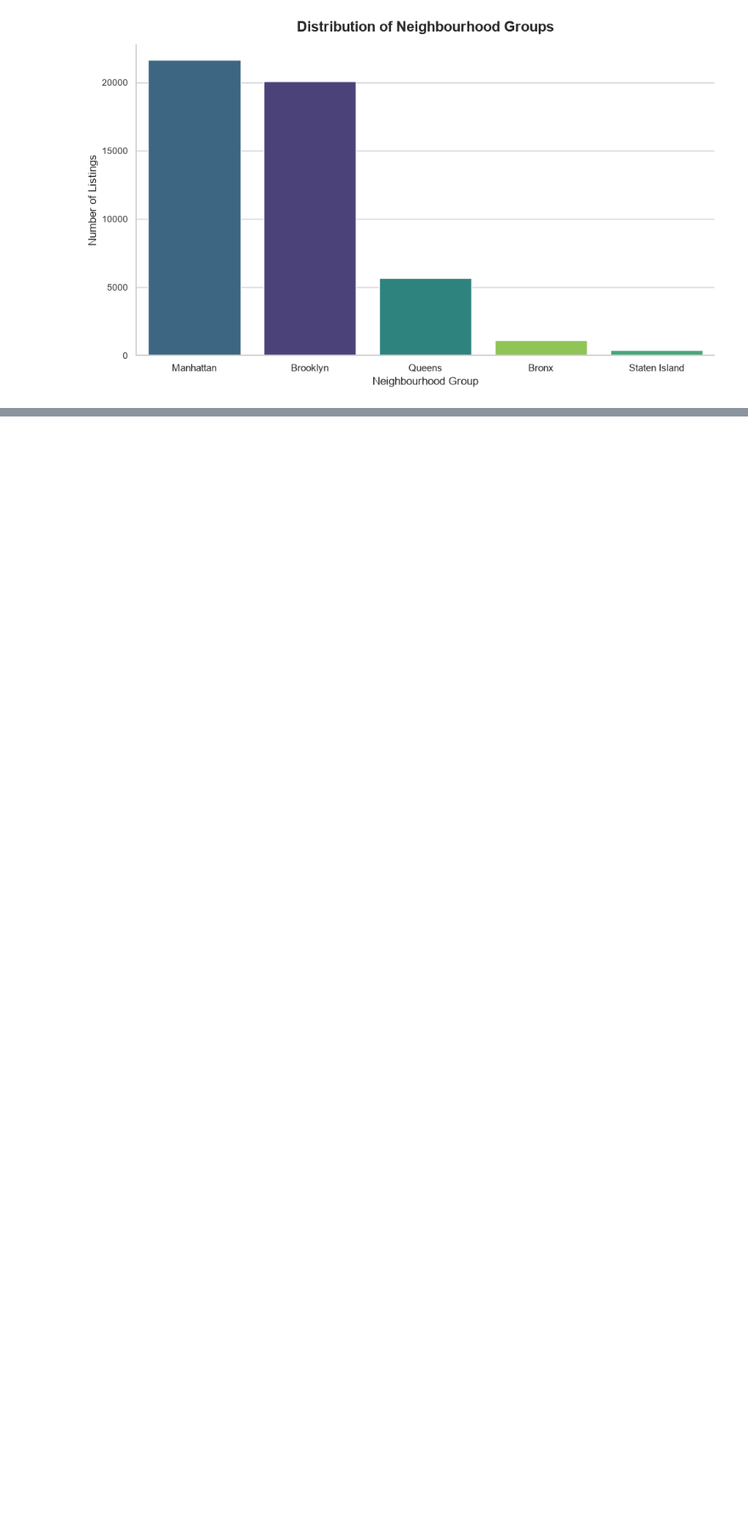
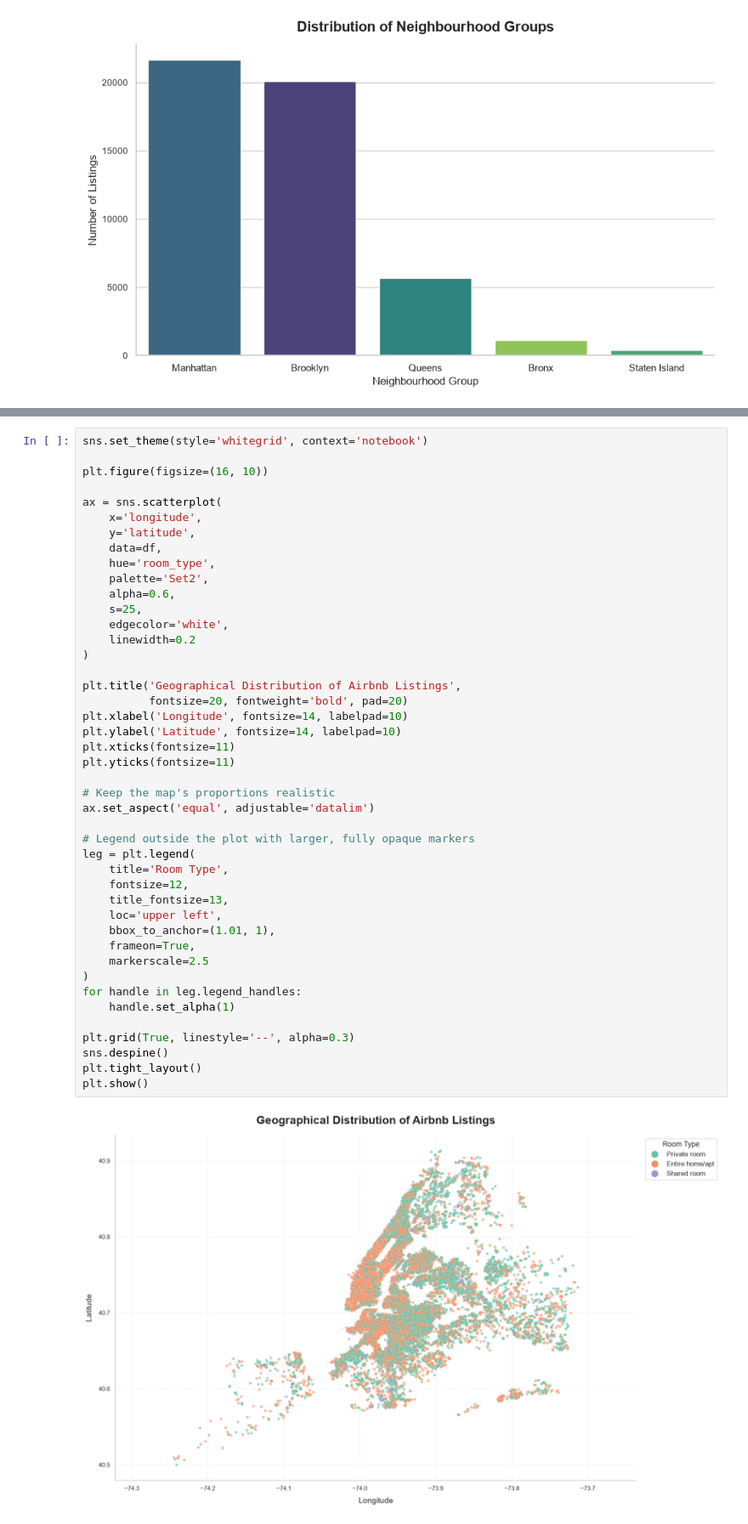
Before and after one commit to AlwinVJ/-NYC-Airbnb-Room-Type-Predictor, a Jupyter notebook: nyc_airbnb_room_type_classification.ipynb, the cells around one changed output, grey strips where cells are left out. Shown at 85% size. Cells and saved outputs as stored; diff of their text form; blank space fills up the shorter version.

Commit message:
refactor: realigned the jupyter notebook for better understanding

```diff
--- a/nyc_airbnb_room_type_classification.ipynb
+++ b/nyc_airbnb_room_type_classification.ipynb
@@ -234 +316,47 @@ plt.show()
+# %%
+sns.set_theme(style='whitegrid', context='notebook')
+
+plt.figure(figsize=(16, 10))
+
+ax = sns.scatterplot(
+    x='longitude',
+    y='latitude',
+    data=df,
+    hue='room_type',
+    palette='Set2',
+    alpha=0.6,
+    s=25,
+    edgecolor='white',
+    linewidth=0.2
+)
+
+plt.title('Geographical Distribution of Airbnb Listings',
+          fontsize=20, fontweight='bold', pad=20)
+plt.xlabel('Longitude', fontsize=14, labelpad=10)
+plt.ylabel('Latitude', fontsize=14, labelpad=10)
+plt.xticks(fontsize=11)
+plt.yticks(fontsize=11)
+
+# Keep the map's proportions realistic
+ax.set_aspect('equal', adjustable='datalim')
+
+# Legend outside the plot with larger, fully opaque markers
+leg = plt.legend(
+    title='Room Type',
+    fontsize=12,
+    title_fontsize=13,
+    loc='upper left',
+    bbox_to_anchor=(1.01, 1),
+    frameon=True,
+    markerscale=2.5
+)
+for handle in leg.legend_handles:
+    handle.set_alpha(1)
+
+plt.grid(True, linestyle='--', alpha=0.3)
+sns.despine()
+plt.tight_layout()
+plt.show()
+# %% [output]
+[figure, added]
 # %% [markdown]
```
Also changed, not shown: parts of 21 cells of this notebook.
